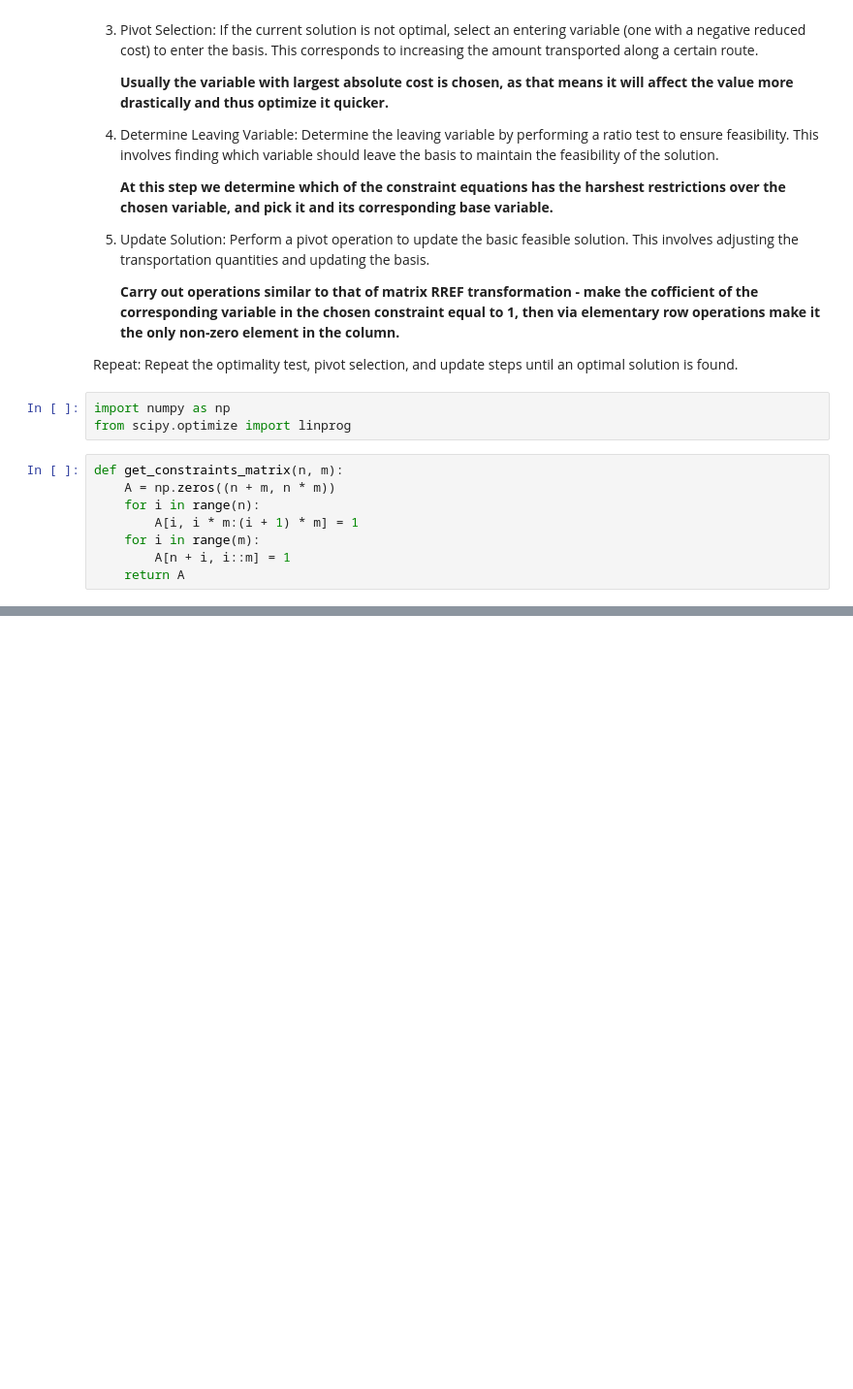
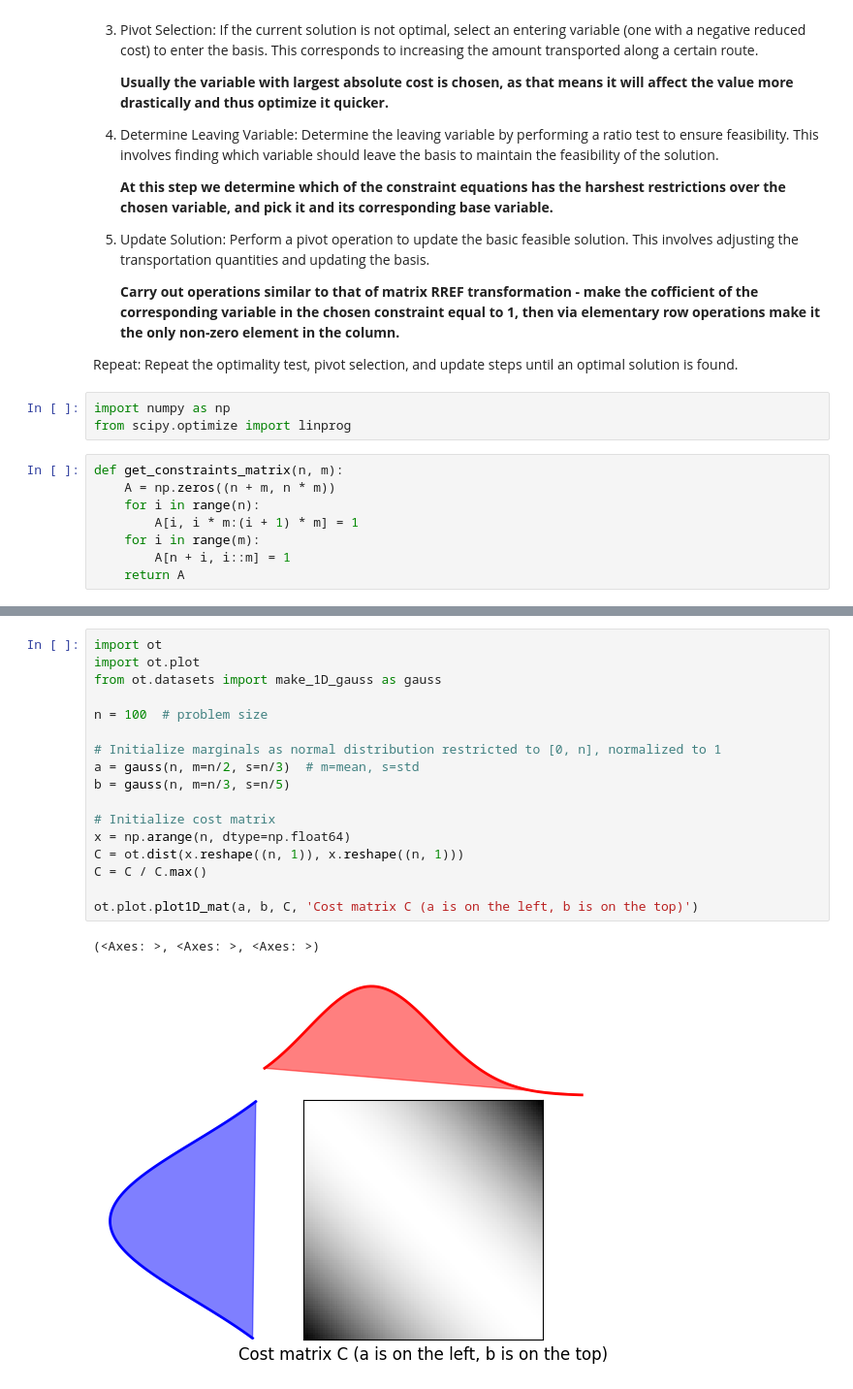
Before and after one commit to Zhukowych/ucu-computational-ot, a Jupyter notebook: linear_programming.ipynb, the cells around one changed output, grey strips where cells are left out. Shown at 97% size. Cells and saved outputs as stored; diff of their text form; blank space fills up the shorter version.

Commit message:
Glow-up + visualization

```diff
--- a/linear_programming.ipynb
+++ b/linear_programming.ipynb
@@ -190,0 +220,20 @@ print(manual_solver([[2, 3], [5, 1]], [3, 2], [1, 4]))
+# %%
+import ot
+import ot.plot
+from ot.datasets import make_1D_gauss as gauss
+
+n = 100  # problem size
+
+# Initialize marginals as normal distribution restricted to [0, n], normalized to 1
+a = gauss(n, m=n/2, s=n/3)  # m=mean, s=std
+b = gauss(n, m=n/3, s=n/5)
+
+# Initialize cost matrix
+x = np.arange(n, dtype=np.float64)
+C = ot.dist(x.reshape((n, 1)), x.reshape((n, 1)))
+C = C / C.max()
+
+ot.plot.plot1D_mat(a, b, C, 'Cost matrix C (a is on the left, b is on the top)')
+# %% [output]
+(<Axes: >, <Axes: >, <Axes: >)
+[figure, added]
```
Also changed, not shown: parts of 6 cells of this notebook.
